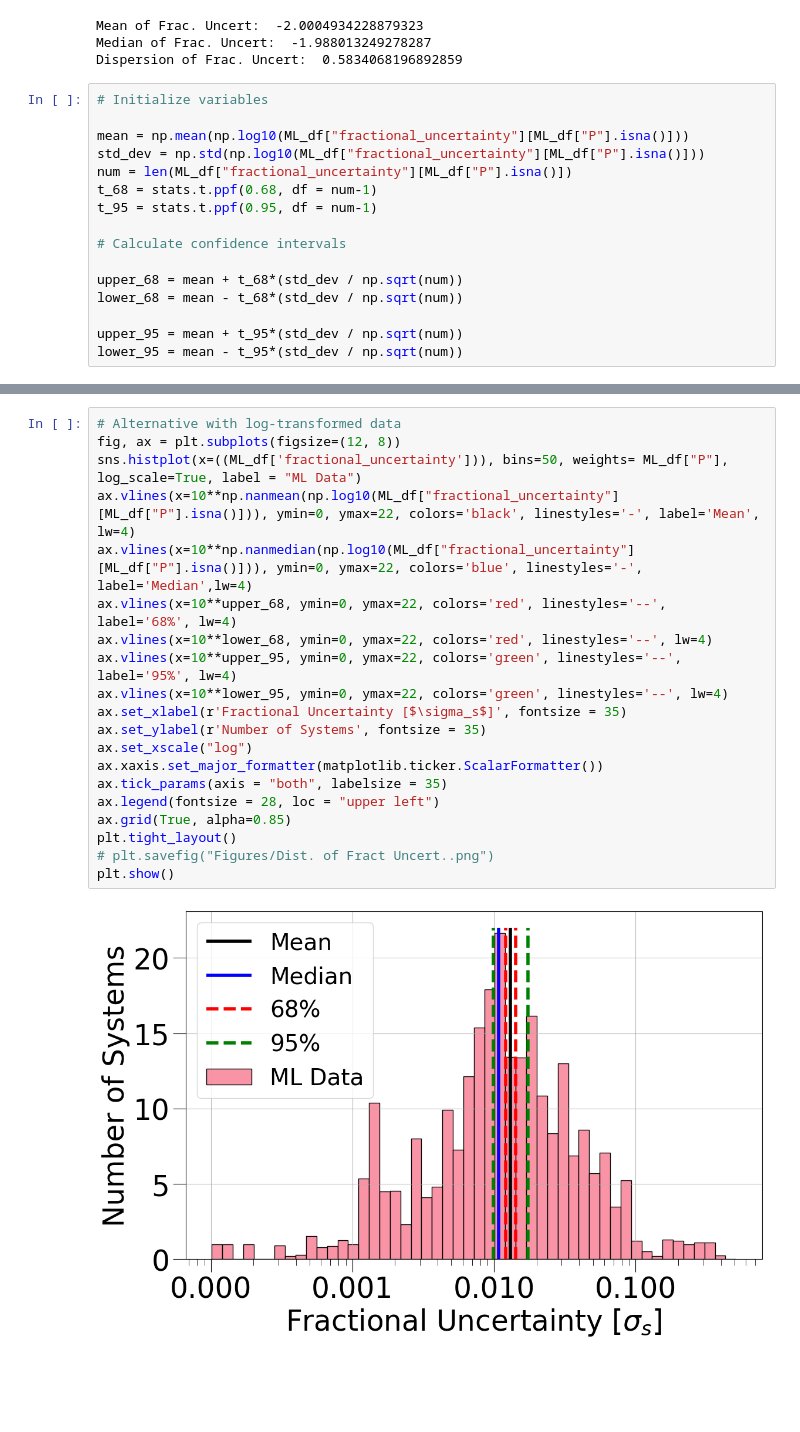
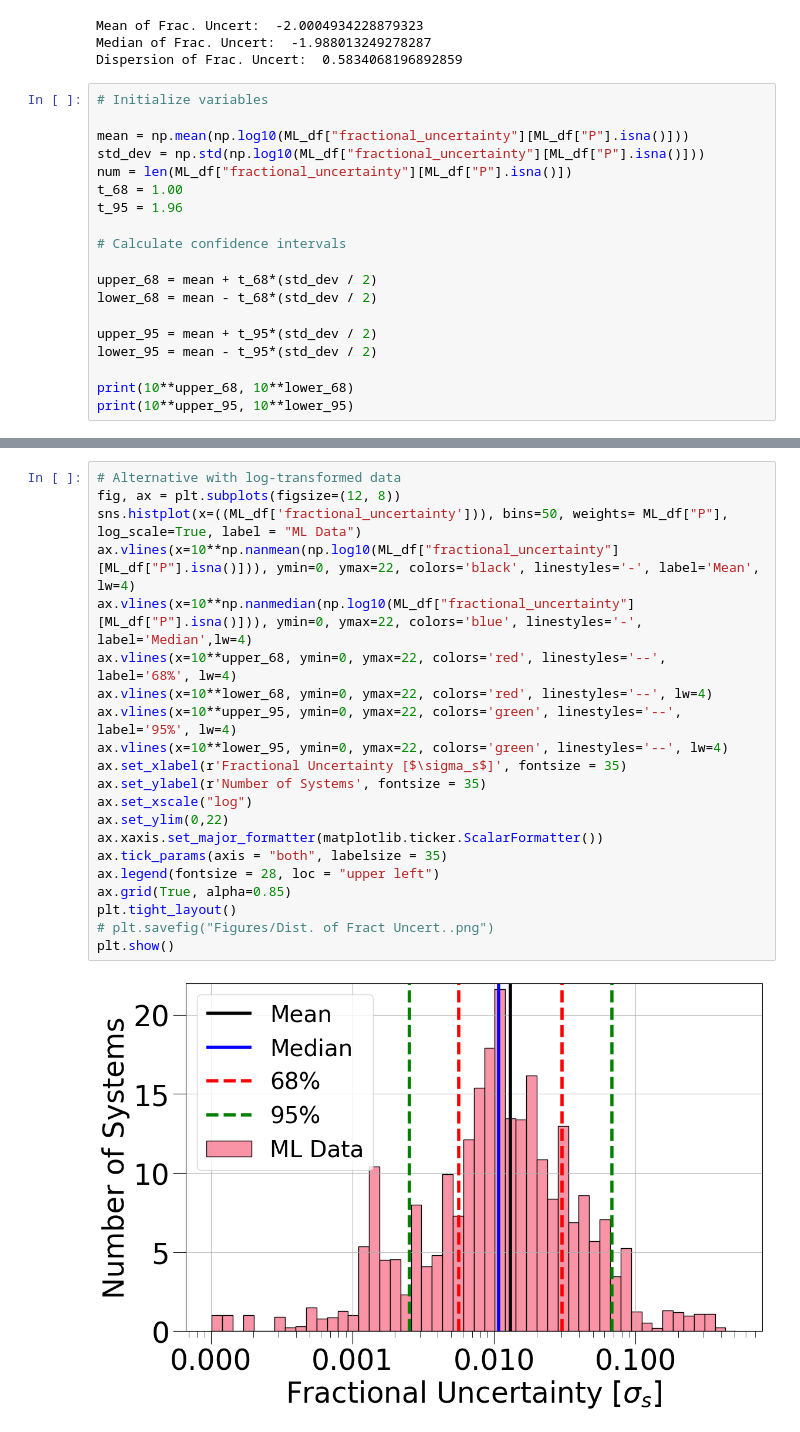
Before and after one commit to victorkarkour/Microlensing-Separation, a Jupyter notebook: Dist_s_errors.ipynb, the cells around one changed output, grey strips where cells are left out. Drawn from its saved outputs; the diff is of its cells as text; blank space fills up the shorter version.

Commit message:
- Solved issue with Figure 9 for paper, changed sample size from length of df to 2

```diff
--- a/Dist_s_errors.ipynb
+++ b/Dist_s_errors.ipynb
@@ -191,13 +191,16 @@ Dispersion of Frac. Uncert:  0.5834068196892859
 mean = np.mean(np.log10(ML_df["fractional_uncertainty"][ML_df["P"].isna()]))
 std_dev = np.std(np.log10(ML_df["fractional_uncertainty"][ML_df["P"].isna()]))
 num = len(ML_df["fractional_uncertainty"][ML_df["P"].isna()])
-t_68 = stats.t.ppf(0.68, df = num-1)
-t_95 = stats.t.ppf(0.95, df = num-1)
+t_68 = 1.00
+t_95 = 1.96
 
 # Calculate confidence intervals
 
-upper_68 = mean + t_68*(std_dev / np.sqrt(num))
-lower_68 = mean - t_68*(std_dev / np.sqrt(num))
+upper_68 = mean + t_68*(std_dev / 2)
+lower_68 = mean - t_68*(std_dev / 2)
 
-upper_95 = mean + t_95*(std_dev / np.sqrt(num))
-lower_95 = mean - t_95*(std_dev / np.sqrt(num))
+upper_95 = mean + t_95*(std_dev / 2)
+lower_95 = mean - t_95*(std_dev / 2)
+
+print(10**upper_68, 10**lower_68)
+print(10**upper_95, 10**lower_95)
@@ -204,22 +210,23 @@ lower_95 = mean - t_95*(std_dev / np.sqrt(num))
 # %%
 # Alternative with log-transformed data
 fig, ax = plt.subplots(figsize=(12, 8))
 sns.histplot(x=((ML_df['fractional_uncertainty'])), bins=50, weights= ML_df["P"], log_scale=True, label = "ML Data")
 ax.vlines(x=10**np.nanmean(np.log10(ML_df["fractional_uncertainty"][ML_df["P"].isna()])), ymin=0, ymax=22, colors='black', linestyles='-', label='Mean', lw=4)
 ax.vlines(x=10**np.nanmedian(np.log10(ML_df["fractional_uncertainty"][ML_df["P"].isna()])), ymin=0, ymax=22, colors='blue', linestyles='-', label='Median',lw=4)
 ax.vlines(x=10**upper_68, ymin=0, ymax=22, colors='red', linestyles='--', label='68%', lw=4)
 ax.vlines(x=10**lower_68, ymin=0, ymax=22, colors='red', linestyles='--', lw=4)
 ax.vlines(x=10**upper_95, ymin=0, ymax=22, colors='green', linestyles='--', label='95%', lw=4)
 ax.vlines(x=10**lower_95, ymin=0, ymax=22, colors='green', linestyles='--', lw=4)
 ax.set_xlabel(r'Fractional Uncertainty [$\sigma_s$]', fontsize = 35)
 ax.set_ylabel(r'Number of Systems', fontsize = 35)
 ax.set_xscale("log")
+ax.set_ylim(0,22)
 ax.xaxis.set_major_formatter(matplotlib.ticker.ScalarFormatter())
 ax.tick_params(axis = "both", labelsize = 35)
 ax.legend(fontsize = 28, loc = "upper left")
 ax.grid(True, alpha=0.85)
 plt.tight_layout()
 # plt.savefig("Figures/Dist. of Fract Uncert..png")
 plt.show()
 # %% [output]
-[figure, old version]
+[figure, new version]
```
Also changed, not shown: parts of 5 cells of this notebook, 1 other file.
